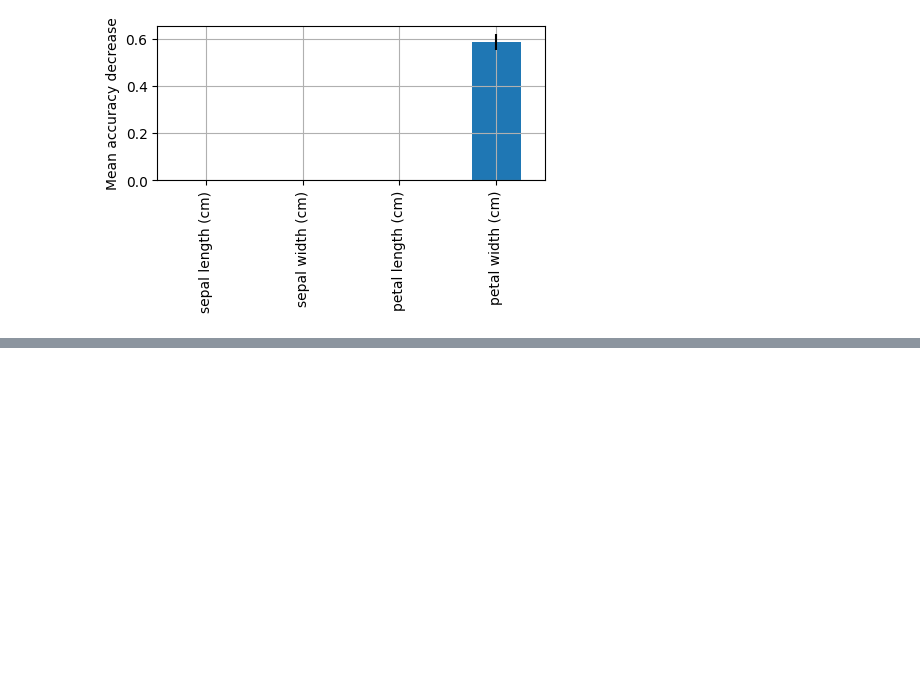
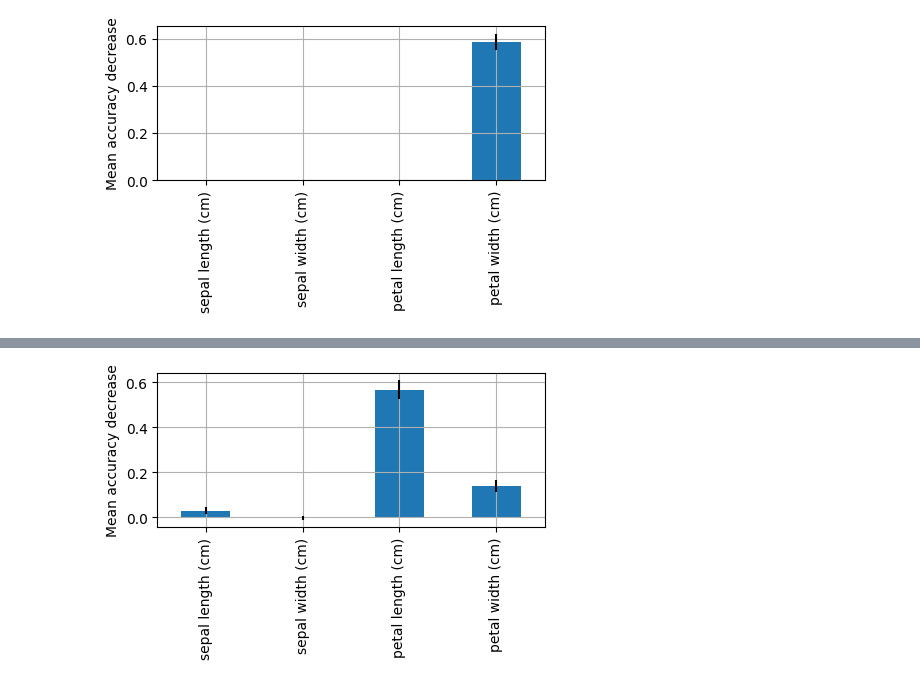
Before and after one commit to perellonieto/explaining-models, a Jupyter notebook: example_pfi.ipynb, the cells around one changed output, grey strips where cells are left out. Saved outputs shown, nothing was run; the diff lists cells and outputs as text; code cells hidden in the pictures; blank space fills up the shorter version.

```diff
--- a/example_pfi.ipynb
+++ b/example_pfi.ipynb
@@ -58,0 +78,11 @@ ax.grid(True)
+# %%
+results = permutation_importance(lr, X_test, y_test, scoring='accuracy', n_repeats=50, random_state=42)
+
+forest_importances = pandas.Series(results.importances_mean, index=iris.feature_names)
+
+fig = plt.figure(figsize=(5, 2))
+ax = fig.add_subplot(111)
+forest_importances.plot.bar(yerr=results.importances_std, ylabel='Mean accuracy decrease', ax=ax)
+ax.grid(True)
+# %% [output]
+[figure, added]
```
Also changed, not shown: parts of 6 cells of this notebook.
